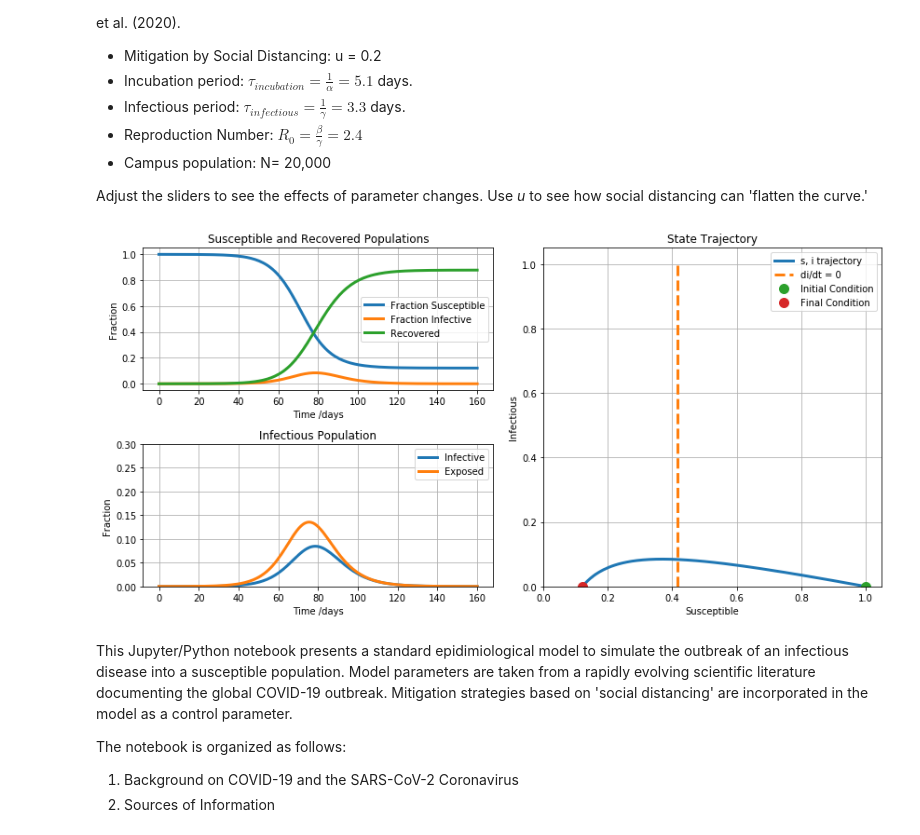
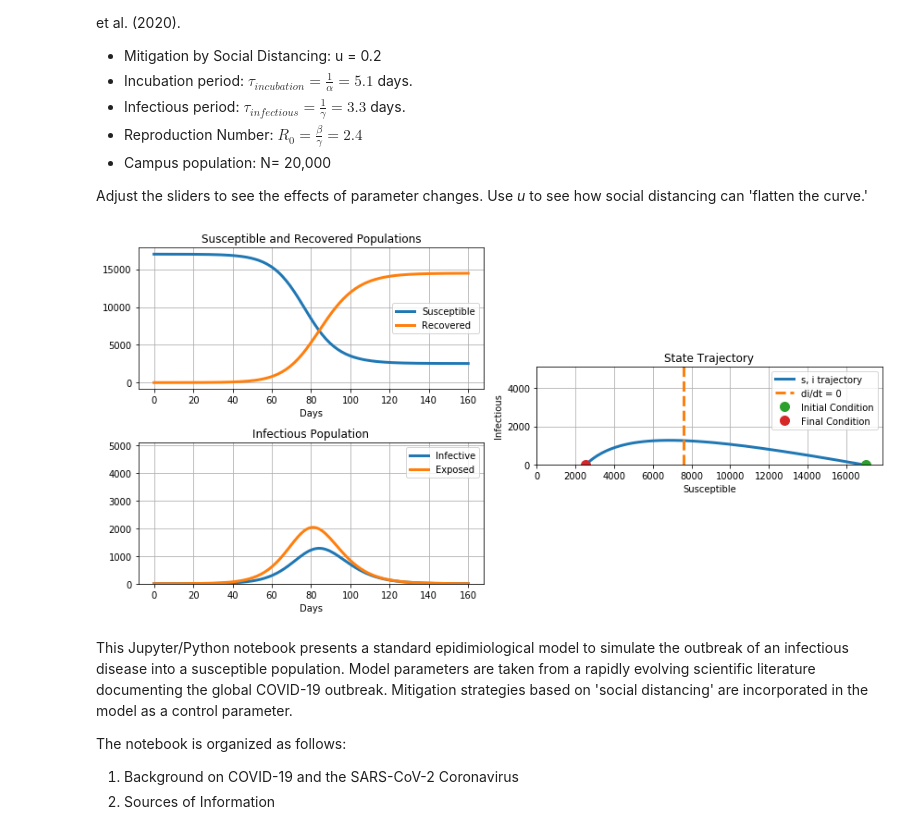
Before and after one commit to jckantor/covid-19, a Jupyter notebook: COVID-19.ipynb, the cells around one changed output. Cells and saved outputs as stored; diff of their text form; code cells hidden in the pictures.

```diff
--- a/COVID-19.ipynb
+++ b/COVID-19.ipynb
@@ -24,7 +24,7 @@ u = 0 #@param {type:"slider", min:0, max:1, step:0.01}
 t_incubation = 5.1 #@param {type:"slider", min:1, max:14, step:0.1}
 t_infective = 3.3 #@param {type:"slider", min:1, max:14, step:0.1}
 R0 = 2.24 #@param {type:"slider", min:0.9, max:5, step:0.01}
-N = 15000 #@param {type:"slider", min:1000, max:100000, step: 1000}
+N = 17000 #@param {type:"slider", min:1000, max:100000, step: 1000}
 
 import numpy as np
 from scipy.integrate import odeint
@@ -48,50 +48,47 @@ def deriv(x, t, alpha, beta, gamma):
     didt = alpha * e - gamma * i
     drdt =  gamma * i
     return [dsdt, dedt, didt, drdt]
 
 t = np.linspace(0, 160, 160)
 x_initial = s_initial, e_initial, i_initial, r_initial
 soln = odeint(deriv, x_initial, t, args=(alpha, beta, gamma))
 s, e, i, r = soln.T
 
 # plot the data
 fig = plt.figure(figsize=(12,6))
 ax = [fig.add_subplot(221, axisbelow=True),
         fig.add_subplot(223),
         fig.add_subplot(122)]
 
-ax[0].plot(t, s, lw=3, label='Fraction Susceptible')
-ax[0].plot(t, i, lw=3, label='Fraction Infective')
-ax[0].plot(t, r, lw=3, label='Recovered')
+ax[0].plot(t, N*s, lw=3, label='Susceptible')
+ax[0].plot(t, N*r, lw=3, label='Recovered')
 ax[0].set_title('Susceptible and Recovered Populations')
-ax[0].set_xlabel('Time /days')
-ax[0].set_ylabel('Fraction')
+ax[0].set_xlabel('Days')
 
-ax[1].plot(t, i, lw=3, label='Infective')
+ax[1].plot(t, N*i, lw=3, label='Infective')
 ax[1].set_title('Infectious Population')
-if e is not None: ax[1].plot(t, e, lw=3, label='Exposed')
-ax[1].set_ylim(0, 0.3)
-ax[1].set_xlabel('Time /days')
-ax[1].set_ylabel('Fraction')
+if e is not None: ax[1].plot(t, N*e, lw=3, label='Exposed')
+ax[1].set_ylim(0, 0.3*N)
+ax[1].set_xlabel('Days')
 
-ax[2].plot(s, i, lw=3, label='s, i trajectory')
-ax[2].plot([1/R0, 1/R0], [0, 1], '--', lw=3, label='di/dt = 0')
-ax[2].plot(s[0], i[0], '.', ms=20, label='Initial Condition')
-ax[2].plot(s[-1], i[-1], '.', ms=20, label='Final Condition')
+ax[2].plot(N*s, N*i, lw=3, label='s, i trajectory')
+ax[2].plot([N/R0, N/R0], [0, N], '--', lw=3, label='di/dt = 0')
+ax[2].plot(N*s[0], N*i[0], '.', ms=20, label='Initial Condition')
+ax[2].plot(N*s[-1], N*i[-1], '.', ms=20, label='Final Condition')
 ax[2].set_title('State Trajectory')
 ax[2].set_aspect('equal')
-ax[2].set_ylim(0, 1.05)
-ax[2].set_xlim(0, 1.05)
+ax[2].set_ylim(0, 0.3*N)
+ax[2].set_xlim(0, 1.05*N)
 ax[2].set_xlabel('Susceptible')
 ax[2].set_ylabel('Infectious')
 
 for a in ax:
     a.grid(True)
     a.legend()
 
 plt.tight_layout()
 # %% [output]
-[figure, old version]
+[figure, new version]
 # %% [markdown]
 This Jupyter/Python notebook presents a standard epidimiological model to simulate the outbreak of an infectious disease into a susceptible population. Model parameters are taken from a rapidly evolving scientific literature documenting the global COVID-19 outbreak. Mitigation strategies based on 'social distancing' are incorporated in the model as a control parameter.
 
```
